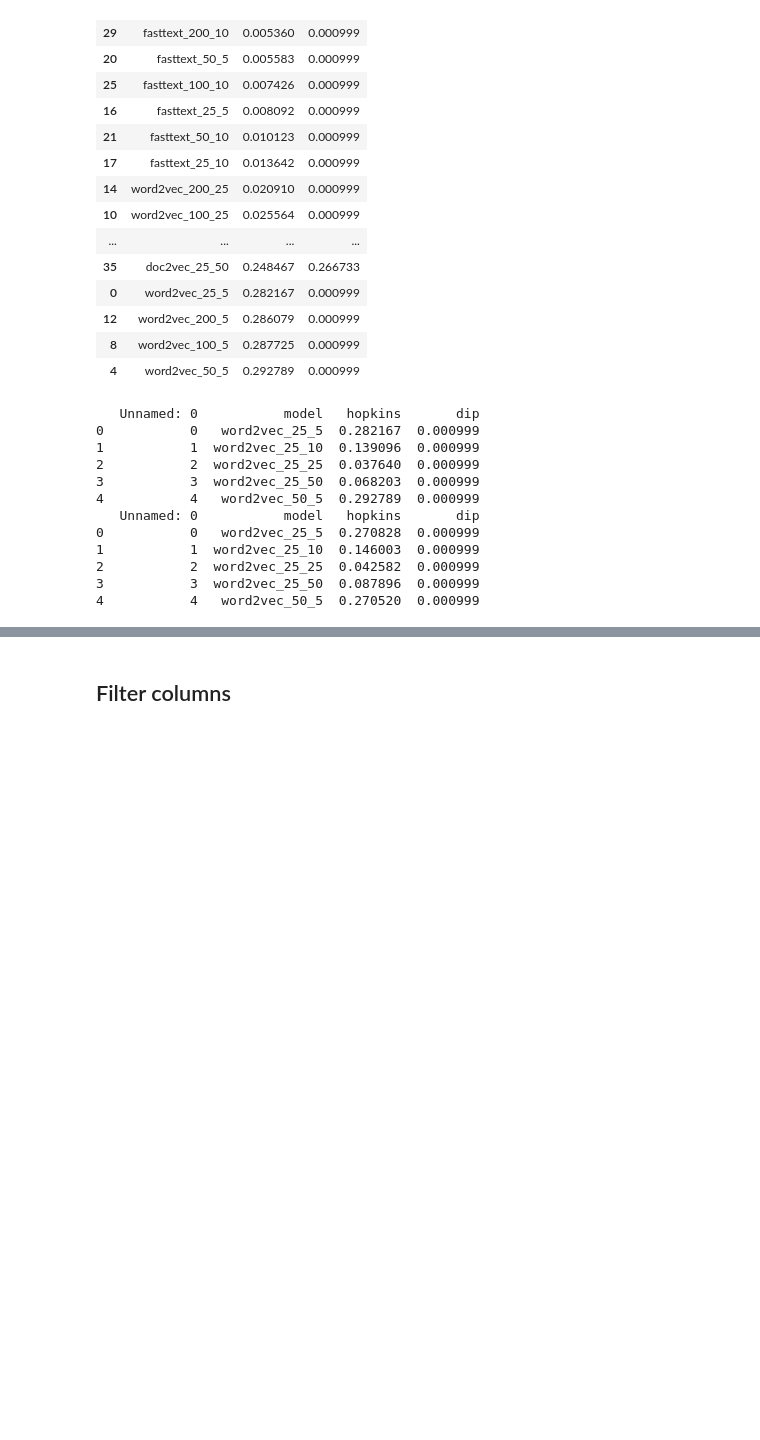
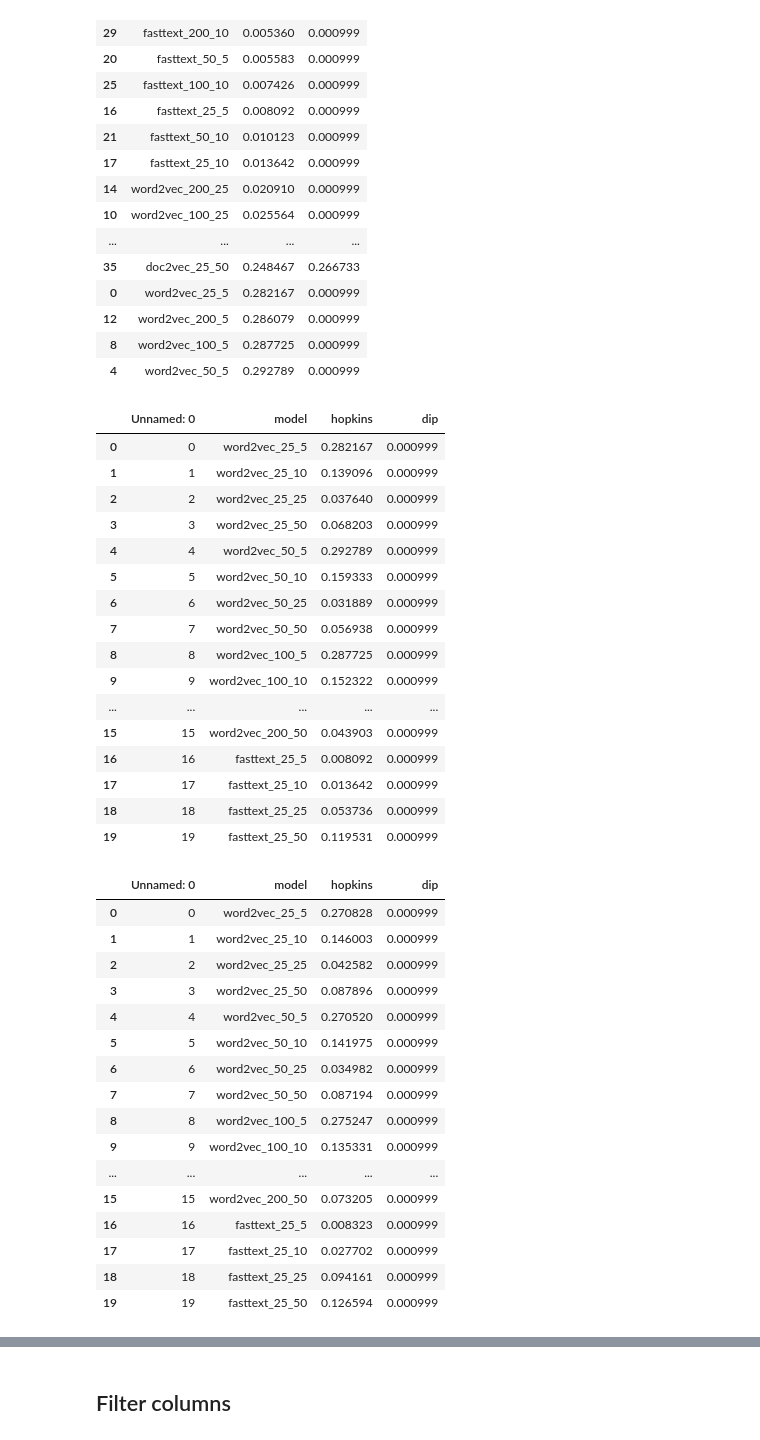
Before and after one commit to Fassty/mff, a Jupyter notebook: bachelor_thesis/notebooks/[Experiment] Vectorization.ipynb, the cells around one changed output, grey strips where cells are left out. Cells and saved outputs as stored; diff of their text form; code cells hidden in the pictures; blank space fills up the shorter version.

```diff
--- a/bachelor_thesis/notebooks/[Experiment] Vectorization.ipynb
+++ b/bachelor_thesis/notebooks/[Experiment] Vectorization.ipynb
@@ -516,22 +530,44 @@ df.sort_values(by=['hopkins', 'dip'])
 # %%
 hum_r = 'saved_models/tf_w2v_d2v_ft,kwords,lemma_stopwords,hum/hopkins.csv'
 tech_r = 'saved_models/tf_w2v_d2v_ft,kwords,lemma_stopwords,tech/hopkins.csv'
 
 hum_df = pd.read_csv(hum_r)
 tech_df = pd.read_csv(tech_r)
-print(hum_df.head())
-print(tech_df.head())
+display(hum_df.head(20))
+display(tech_df.head(20))
 # %% [output]
-   Unnamed: 0           model   hopkins       dip
-0           0   word2vec_25_5  0.282167  0.000999
-1           1  word2vec_25_10  0.139096  0.000999
-2           2  word2vec_25_25  0.037640  0.000999
-3           3  word2vec_25_50  0.068203  0.000999
-4           4   word2vec_50_5  0.292789  0.000999
-   Unnamed: 0           model   hopkins       dip
-0           0   word2vec_25_5  0.270828  0.000999
-1           1  word2vec_25_10  0.146003  0.000999
-2           2  word2vec_25_25  0.042582  0.000999
-3           3  word2vec_25_50  0.087896  0.000999
-4           4   word2vec_50_5  0.270520  0.000999
+|  | Unnamed: 0 | model | hopkins | dip |
+| 0 | 0 | word2vec_25_5 | 0.282167 | 0.000999 |
+| 1 | 1 | word2vec_25_10 | 0.139096 | 0.000999 |
+| 2 | 2 | word2vec_25_25 | 0.037640 | 0.000999 |
+| 3 | 3 | word2vec_25_50 | 0.068203 | 0.000999 |
+| 4 | 4 | word2vec_50_5 | 0.292789 | 0.000999 |
+| 5 | 5 | word2vec_50_10 | 0.159333 | 0.000999 |
+| 6 | 6 | word2vec_50_25 | 0.031889 | 0.000999 |
+| 7 | 7 | word2vec_50_50 | 0.056938 | 0.000999 |
+| 8 | 8 | word2vec_100_5 | 0.287725 | 0.000999 |
+| 9 | 9 | word2vec_100_10 | 0.152322 | 0.000999 |
+| ... | ... | ... | ... | ... |
+| 15 | 15 | word2vec_200_50 | 0.043903 | 0.000999 |
+| 16 | 16 | fasttext_25_5 | 0.008092 | 0.000999 |
+| 17 | 17 | fasttext_25_10 | 0.013642 | 0.000999 |
+| 18 | 18 | fasttext_25_25 | 0.053736 | 0.000999 |
+| 19 | 19 | fasttext_25_50 | 0.119531 | 0.000999 |
+|  | Unnamed: 0 | model | hopkins | dip |
+| 0 | 0 | word2vec_25_5 | 0.270828 | 0.000999 |
+| 1 | 1 | word2vec_25_10 | 0.146003 | 0.000999 |
+| 2 | 2 | word2vec_25_25 | 0.042582 | 0.000999 |
+| 3 | 3 | word2vec_25_50 | 0.087896 | 0.000999 |
+| 4 | 4 | word2vec_50_5 | 0.270520 | 0.000999 |
+| 5 | 5 | word2vec_50_10 | 0.141975 | 0.000999 |
+| 6 | 6 | word2vec_50_25 | 0.034982 | 0.000999 |
+| 7 | 7 | word2vec_50_50 | 0.087194 | 0.000999 |
+| 8 | 8 | word2vec_100_5 | 0.275247 | 0.000999 |
+| 9 | 9 | word2vec_100_10 | 0.135331 | 0.000999 |
+| ... | ... | ... | ... | ... |
+| 15 | 15 | word2vec_200_50 | 0.073205 | 0.000999 |
+| 16 | 16 | fasttext_25_5 | 0.008323 | 0.000999 |
+| 17 | 17 | fasttext_25_10 | 0.027702 | 0.000999 |
+| 18 | 18 | fasttext_25_25 | 0.094161 | 0.000999 |
+| 19 | 19 | fasttext_25_50 | 0.126594 | 0.000999 |
 # %%
```
Also changed, not shown: parts of 4 cells of this notebook.
